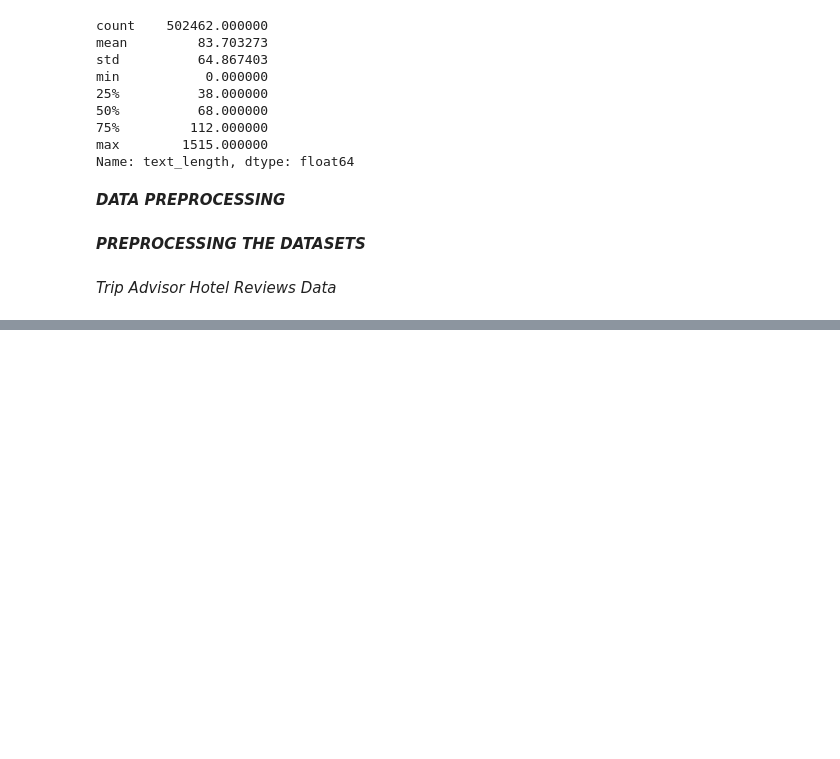
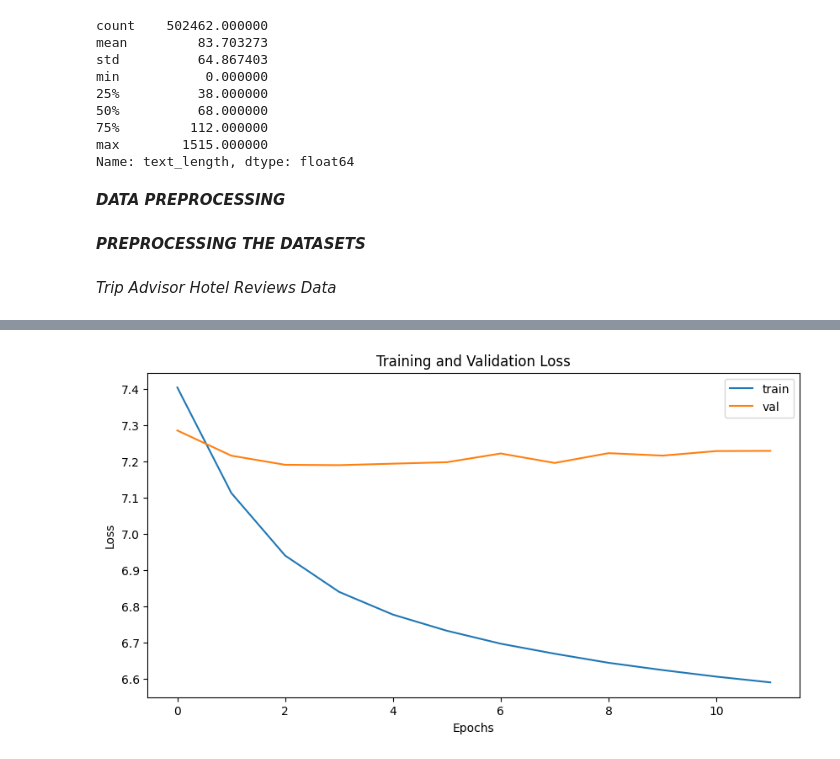
Before and after one commit to tusharmanekar/ml4nlp-1, a Jupyter notebook: ex02/ex02_wordembeddings.ipynb, the cells around one changed output, grey strips where cells are left out. Cells and saved outputs as stored; diff of their text form; code cells hidden in the pictures; blank space fills up the shorter version.

```diff
--- a/ex02/ex02_wordembeddings.ipynb
+++ b/ex02/ex02_wordembeddings.ipynb
@@ -503,0 +267,4 @@ make_context_vector(data[0][0], word_to_ix)  # example
+# %%
+# By deriving a set from `raw_text`, we deduplicate the array
+
+raw_text = (' '.join(df_trip["Preprocessed Reviews"])).split()
@@ -503,0 +419,30 @@ make_context_vector(data[0][0], word_to_ix)  # example
+# %%
+# Create the full dataset using the raw text
+full_dataset = CBOWDataset(CONTEXT_WIDTH, word_to_ix, raw_text=raw_text)
+
+# Split the dataset into training, validation, and test sets
+train_data, temp_data = train_test_split(full_dataset.data, test_size=0.2, random_state=42)
+val_data, test_data = train_test_split(temp_data, test_size=0.5, random_state=42)
+
+# Using the split data to instantiate datasets
+# raw_text is defaulted to None when using preprocessed_data
+train_dataset = CBOWDataset(context_size=CONTEXT_WIDTH, word_to_ix=word_to_ix, preprocessed_data=train_data)
+val_dataset = CBOWDataset(context_size=CONTEXT_WIDTH, word_to_ix=word_to_ix, preprocessed_data=val_data)
+test_dataset = CBOWDataset(context_size=CONTEXT_WIDTH, word_to_ix=word_to_ix, preprocessed_data=test_data)
+
+# Creating dataloaders for each dataset
+train_dataloader = DataLoader(train_dataset, batch_size=64, shuffle=True, num_workers=4)
+val_dataloader = DataLoader(val_dataset, batch_size=64, shuffle=False, num_workers=4)
+test_dataloader = DataLoader(test_dataset, batch_size=64, shuffle=False, num_workers=4)
+# %%
+# Initialize training
+
+model = CBOW(vocab_size, EMBEDDING_DIM, CONTEXT_WIDTH, HIDDEN_DIM, word_to_ix)
+
+device = torch.device("cuda" if torch.cuda.is_available() else "cpu")
+model.to(device)
+
+optimizer = torch.optim.Adam(model.parameters(), lr=0.001)
+loss_function = nn.NLLLoss()
+
+train_losses, val_losses = model.train_model(N_EPOCHS, optimizer, train_dataloader, val_dataloader, device)
@@ -503,0 +463,12 @@ make_context_vector(data[0][0], word_to_ix)  # example
+# %%
+# After training
+plt.figure(figsize=(10,5))
+plt.title("Training and Validation Loss")
+plt.plot(train_losses, label="train")
+plt.plot(val_losses, label="val")
+plt.xlabel("Epochs")
+plt.ylabel("Loss")
+plt.legend()
+plt.show()
+# %% [output]
+[figure, added]
```
Also changed, not shown: parts of 28 cells of this notebook.
